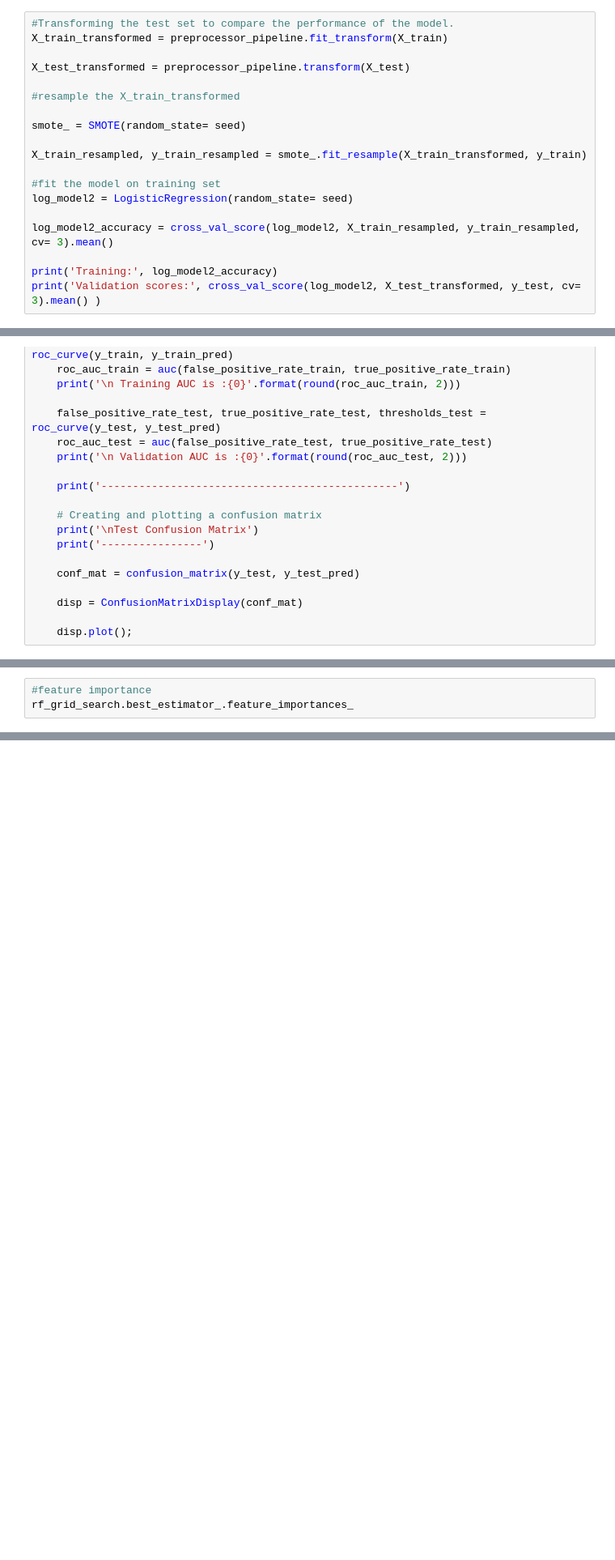
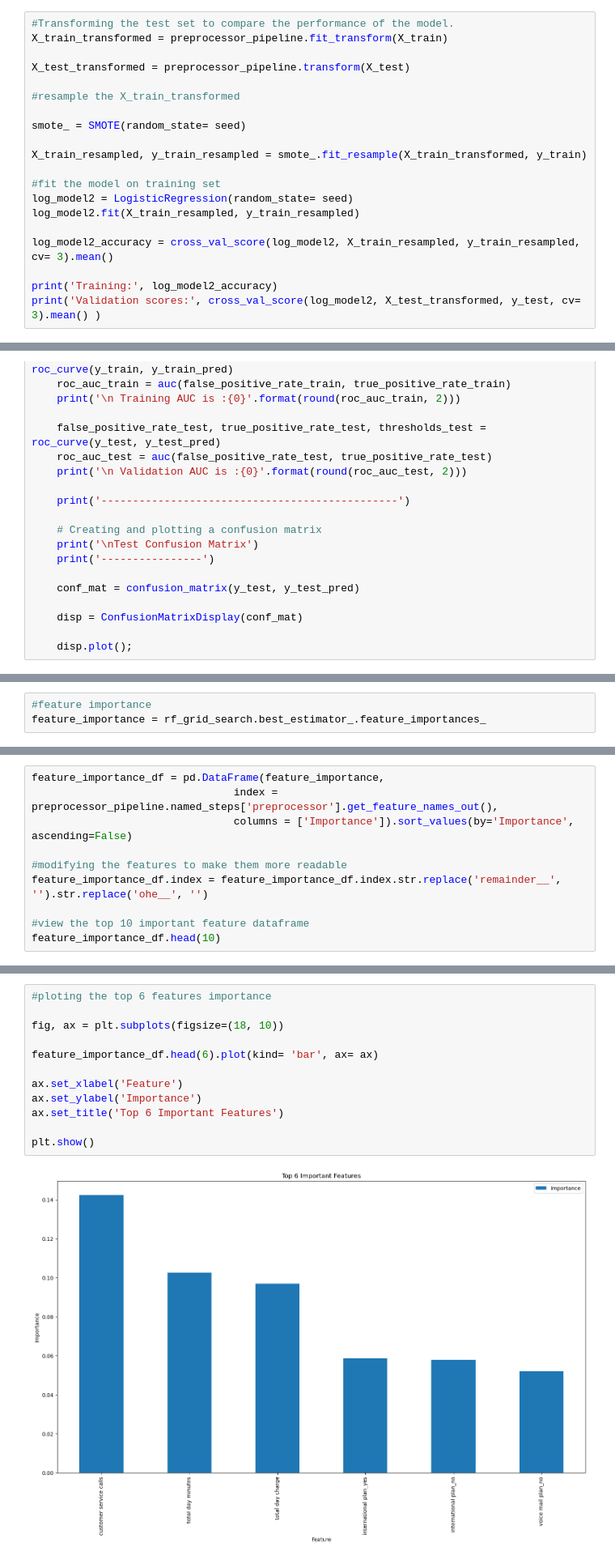
Before and after one commit to KennedyOwinoJnr/ChurnInTelecomsProject, a Jupyter notebook: ProjectNotebook.ipynb, the cells around one changed output, grey strips where cells are left out. Shown at 81% size. Saved outputs shown, nothing was run; the diff lists cells and outputs as text; blank space fills up the shorter version.

Commit message:
Adding model results

```diff
--- a/ProjectNotebook.ipynb
+++ b/ProjectNotebook.ipynb
@@ -413,6 +428,7 @@ X_train_resampled, y_train_resampled = smote_.fit_resample(X_train_transformed,
 
 #fit the model on training set
 log_model2 = LogisticRegression(random_state= seed)
+log_model2.fit(X_train_resampled, y_train_resampled)
 
 log_model2_accuracy = cross_val_score(log_model2, X_train_resampled, y_train_resampled, cv= 3).mean()
 
@@ -718,3 +752,3 @@ Test Confusion Matrix
 # %%
 #feature importance
-rf_grid_search.best_estimator_.feature_importances_
+feature_importance = rf_grid_search.best_estimator_.feature_importances_
@@ -735,0 +755,10 @@ array([0.00032837, 0.00041059, 0.00048622, 0.000893  , 0.00062034,
+# %%
+feature_importance_df = pd.DataFrame(feature_importance,
+                                index = preprocessor_pipeline.named_steps['preprocessor'].get_feature_names_out(),
+                                columns = ['Importance']).sort_values(by='Importance', ascending=False)
+
+#modifying the features to make them more readable
+feature_importance_df.index = feature_importance_df.index.str.replace('remainder__', '').str.replace('ohe__', '')
+
+#view the top 10 important feature dataframe
+feature_importance_df.head(10)
@@ -735,0 +777,14 @@ array([0.00032837, 0.00041059, 0.00048622, 0.000893  , 0.00062034,
+# %%
+#ploting the top 6 features importance
+
+fig, ax = plt.subplots(figsize=(18, 10))
+
+feature_importance_df.head(6).plot(kind= 'bar', ax= ax)
+
+ax.set_xlabel('Feature')
+ax.set_ylabel('Importance')
+ax.set_title('Top 6 Important Features')
+
+plt.show()
+# %% [output]
+[figure, added]
```
Also changed, not shown: parts of 8 cells of this notebook, 1 other file.
